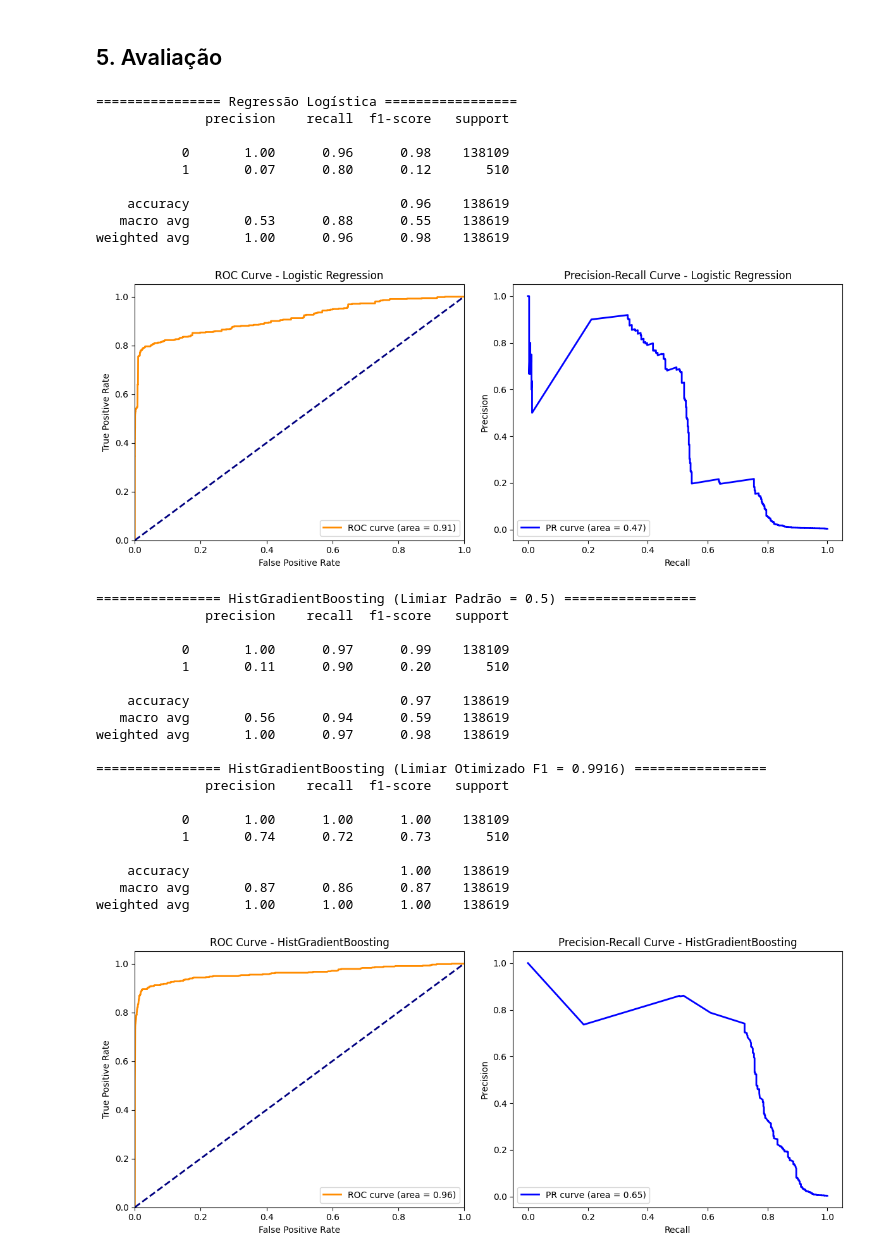
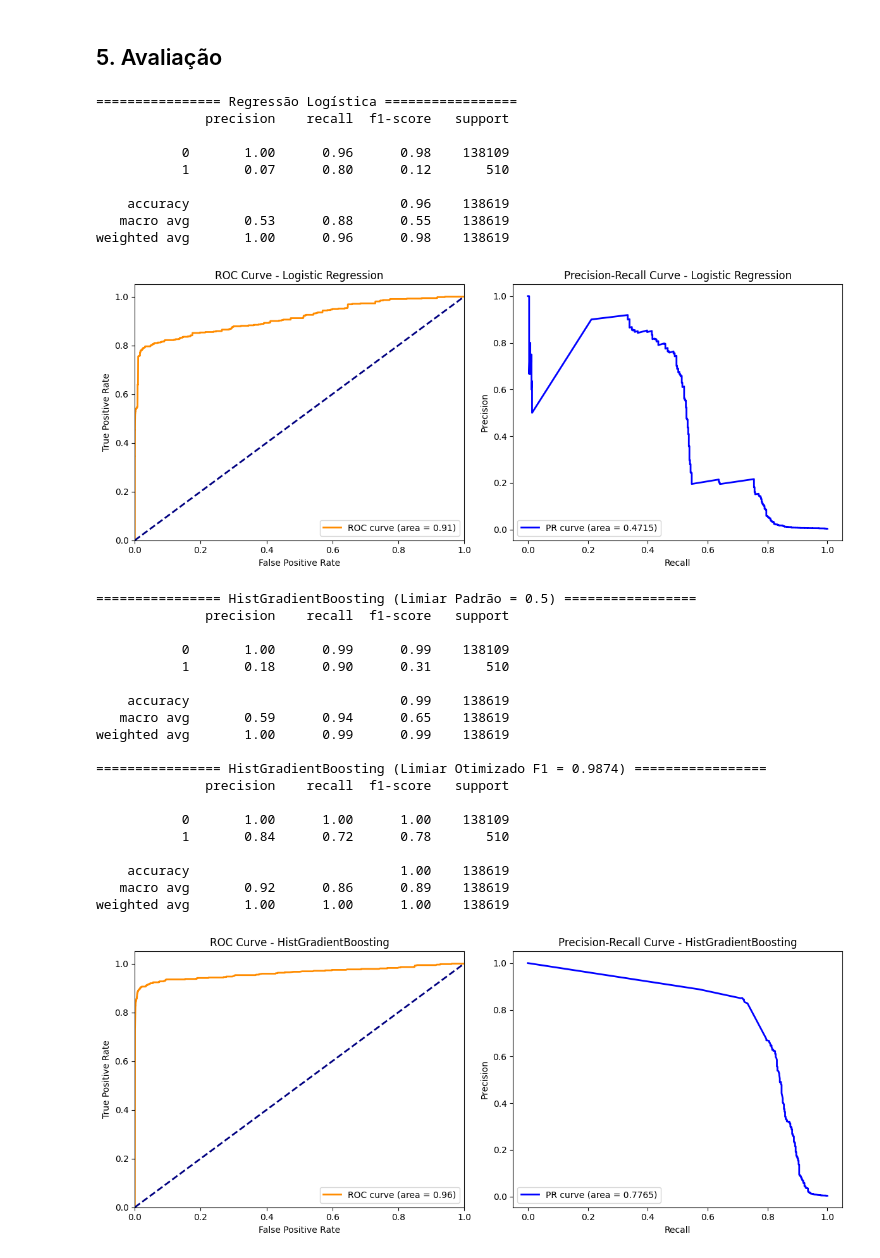
Before and after one commit to brunoteixeira042/Analise_Teste_Pezinho, a Jupyter notebook: Analise4_ML_Preditivo.ipynb, the cells around one changed output. Saved outputs shown, nothing was run; the diff lists cells and outputs as text; code cells hidden in the pictures.

Commit message:
fix: treina HistGradientBoosting sem imputacao de nulos numericos para restaurar PR-AUC de 0.78

```diff
--- a/Analise4_ML_Preditivo.ipynb
+++ b/Analise4_ML_Preditivo.ipynb
@@ -74,15 +74,14 @@ new_cols = [
 ]
 df_model = df_merged[new_cols + ['target']].copy()
 
-# Tratamento de nulos categóricos para HGB
+# Tratamento de nulos categóricos para HGB (HGB lida nativamente com categóricos se tipados como category)
 cat_cols = ['se_pessoa', 'ide_prematuro', 'ide_parto_gemelar', 'ide_fez_pre_natal', 'ide_mae_uso_corticoide', 'ide_transfusao_amostra', 'co_seq_tp_triagem', 'co_seq_municipio', 'co_seq_tp_material_coletado']
 for col in cat_cols:
     df_model[col] = df_model[col].fillna('Missing').astype('category')
 
-# Imputação básica de nulos numéricos (necessário para Standard Scaling subsequente)
-num_cols = ['pes_nascimento_grama', 'idade_coleta_dias', 'ida_nascimento_mes']
-imputer_num = SimpleImputer(strategy='median')
-df_model[num_cols] = imputer_num.fit_transform(df_model[num_cols])
+# IMPORTANTE: Não imputamos valores numéricos no df_model principal.
+# O HistGradientBoostingClassifier lida nativamente com nulos de forma ótima.
+# Para modelos sensíveis a nulos (como Regressão Logística), trataremos nas cópias de treino/teste.
 
 display(df_model.head())
 # %% [output]
@@ -113,12 +108,28 @@ Teste positivo: 510 / Teste negativo: 138109
 # %% [markdown]
 ## 4. Modelagem e Treinamento
 # %%
-# Modelo 1: Regressão Logística (com inputs dummy para lidar com colunas categóricas)
-print("Treinando Regressão Logística...")
-X_train_lr = pd.get_dummies(X_train, drop_first=True)
-X_test_lr = pd.get_dummies(X_test, drop_first=True)
+# Modelo 1: Regressão Logística (requer imputação de numéricos e codificação dummy para categóricos)
+print("Preparando dados para Regressão Logística...")
+num_cols = ['pes_nascimento_grama', 'idade_coleta_dias', 'ida_nascimento_mes']
+imputer_num = SimpleImputer(strategy='median')
+scaler = StandardScaler()
+
+# Cópias independentes
+X_train_lr = X_train.copy()
+X_test_lr = X_test.copy()
+
+# Imputação e normalização apenas nos numéricos
+X_train_lr[num_cols] = imputer_num.fit_transform(X_train_lr[num_cols])
+X_test_lr[num_cols] = imputer_num.transform(X_test_lr[num_cols])
+X_train_lr[num_cols] = scaler.fit_transform(X_train_lr[num_cols])
+X_test_lr[num_cols] = scaler.transform(X_test_lr[num_cols])
+
+# One-hot encoding para variáveis categóricas
+X_train_lr = pd.get_dummies(X_train_lr, drop_first=True)
+X_test_lr = pd.get_dummies(X_test_lr, drop_first=True)
 X_train_lr, X_test_lr = X_train_lr.align(X_test_lr, join='left', axis=1, fill_value=0)
 
+print("Treinando Regressão Logística...")
 lr = LogisticRegression(class_weight='balanced', random_state=42, max_iter=500)
 lr.fit(X_train_lr, y_train)
 
@@ -126,8 +137,9 @@ lr.fit(X_train_lr, y_train)
 y_pred_lr = lr.predict(X_test_lr)
 y_prob_lr = lr.predict_proba(X_test_lr)[:, 1]
 
-# Modelo 2: HistGradientBoostingClassifier (com suporte nativo a categoricals)
+# Modelo 2: HistGradientBoostingClassifier (com suporte nativo a categóricos e dados faltantes)
 print("Treinando HistGradientBoostingClassifier...")
+cat_cols = ['se_pessoa', 'ide_prematuro', 'ide_parto_gemelar', 'ide_fez_pre_natal', 'ide_mae_uso_corticoide', 'ide_transfusao_amostra', 'co_seq_tp_triagem', 'co_seq_municipio', 'co_seq_tp_material_coletado']
 cat_indices = [X_train.columns.get_loc(col) for col in cat_cols]
 hgb = HistGradientBoostingClassifier(
     random_state=42,
@@ -166,7 +179,7 @@ def plot_roc_pr(y_true, y_prob, model_name):
     plt.legend(loc="lower right")
 
     plt.subplot(1, 2, 2)
-    plt.plot(recall, precision, color='blue', lw=2, label=f'PR curve (area = {pr_auc:.2f})')
+    plt.plot(recall, precision, color='blue', lw=2, label=f'PR curve (area = {pr_auc:.4f})')
     plt.xlabel('Recall')
     plt.ylabel('Precision')
     plt.title(f'Precision-Recall Curve - {model_name}')
@@ -189,43 +202,43 @@ print("================ Regressão Logística =================")
 print(classification_report(y_test, y_pred_lr))
 plot_roc_pr(y_test, y_prob_lr, "Logistic Regression")
 
 print("================ HistGradientBoosting (Limiar Padrão = 0.5) =================")
 print(classification_report(y_test, y_pred_hgb_def))
 
 print(f"================ HistGradientBoosting (Limiar Otimizado F1 = {best_threshold:.4f}) =================")
 print(classification_report(y_test, y_pred_hgb_opt))
 plot_roc_pr(y_test, y_prob_hgb, "HistGradientBoosting")
 # %% [output]
 ================ Regressão Logística =================
               precision    recall  f1-score   support
 
            0       1.00      0.96      0.98    138109
            1       0.07      0.80      0.12       510
 
     accuracy                           0.96    138619
    macro avg       0.53      0.88      0.55    138619
 weighted avg       1.00      0.96      0.98    138619
-[figure, old version]
+[figure, new version]
 ================ HistGradientBoosting (Limiar Padrão = 0.5) =================
               precision    recall  f1-score   support
 
-           0       1.00      0.97      0.99    138109
-           1       0.11      0.90      0.20       510
+           0       1.00      0.99      0.99    138109
+           1       0.18      0.90      0.31       510
 
-    accuracy                           0.97    138619
-   macro avg       0.56      0.94      0.59    138619
-weighted avg       1.00      0.97      0.98    138619
+    accuracy                           0.99    138619
+   macro avg       0.59      0.94      0.65    138619
+weighted avg       1.00      0.99      0.99    138619
 
-================ HistGradientBoosting (Limiar Otimizado F1 = 0.9916) =================
+================ HistGradientBoosting (Limiar Otimizado F1 = 0.9874) =================
               precision    recall  f1-score   support
 
            0       1.00      1.00      1.00    138109
-           1       0.74      0.72      0.73       510
+           1       0.84      0.72      0.78       510
 
     accuracy                           1.00    138619
-   macro avg       0.87      0.86      0.87    138619
+   macro avg       0.92      0.86      0.89    138619
 weighted avg       1.00      1.00      1.00    138619
-[figure, old version]
+[figure, new version]
 # %%
 # Importância das features por permutação para o HistGradientBoosting
 print("Calculando importância das features por permutação...")
```
Also changed, not shown: parts of 3 cells of this notebook.
